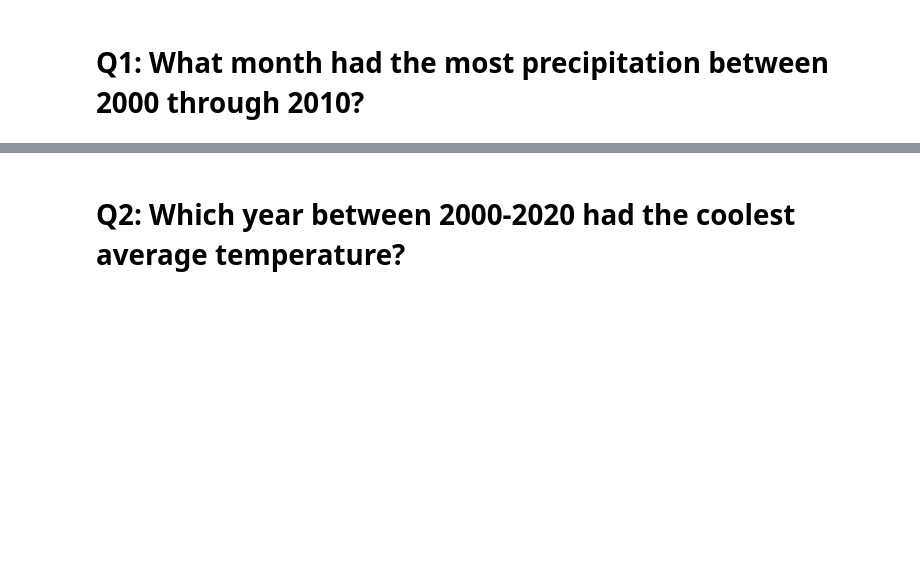
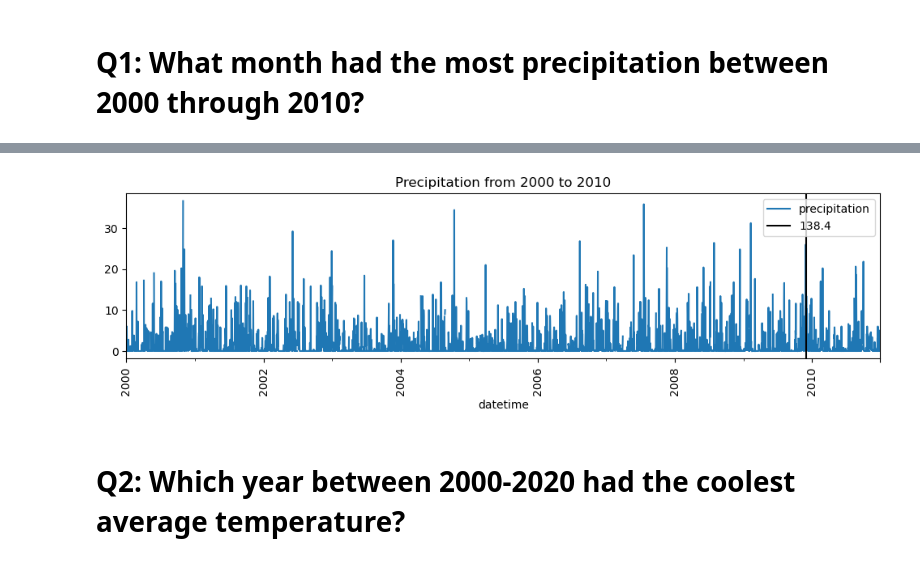
Before and after one commit to donmarcolaureano/London_weather_data, a Jupyter notebook: london_weather.ipynb, the cells around one changed output, grey strips where cells are left out. Saved outputs shown, nothing was run; the diff lists cells and outputs as text; code cells hidden in the pictures; blank space fills up the shorter version.

```diff
--- a/london_weather.ipynb
+++ b/london_weather.ipynb
@@ -149,0 +216,3 @@ lw_copy
+# %%
+precipitation = precip.resample('M').sum()
+precipitation
@@ -149,0 +233,3 @@ lw_copy
+# %%
+max_p = precipitation.idxmax()
+max_p
@@ -150,2 +246,11 @@ lw_copy
+# %%
+fig, ax = plt.subplots(figsize=(12,3))
+precip.plot(ax=ax, title = 'Precipitation from 2000 to 2010')
+ax.set_ylabel=('Inches')
+ax.axvline(max_p,color='k',label=138.4)
+fig.autofmt_xdate(rotation=90,ha='center')
+plt.legend();
+# %% [output]
+[figure, added]
 # %% [markdown]
 # Q2: Which year between 2000-2020 had the coolest average temperature?
```
Also changed, not shown: parts of 18 cells of this notebook.
